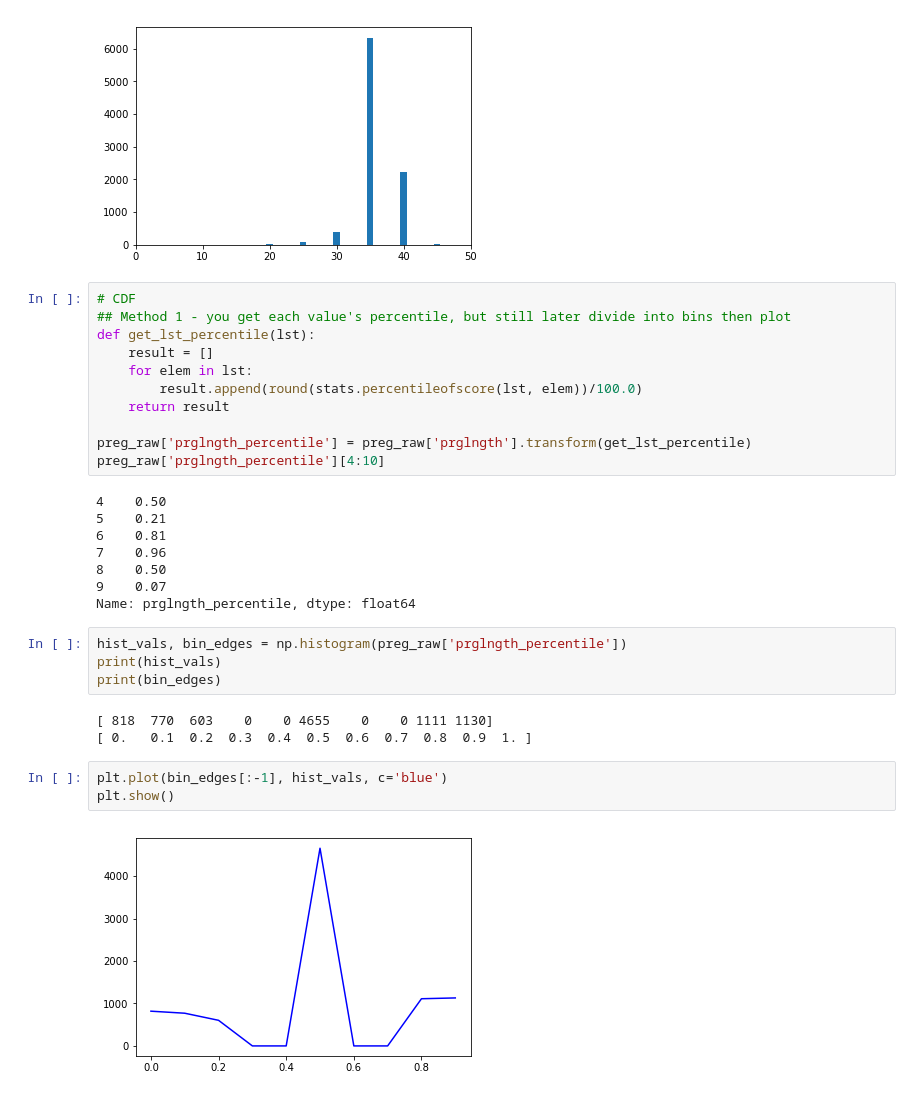
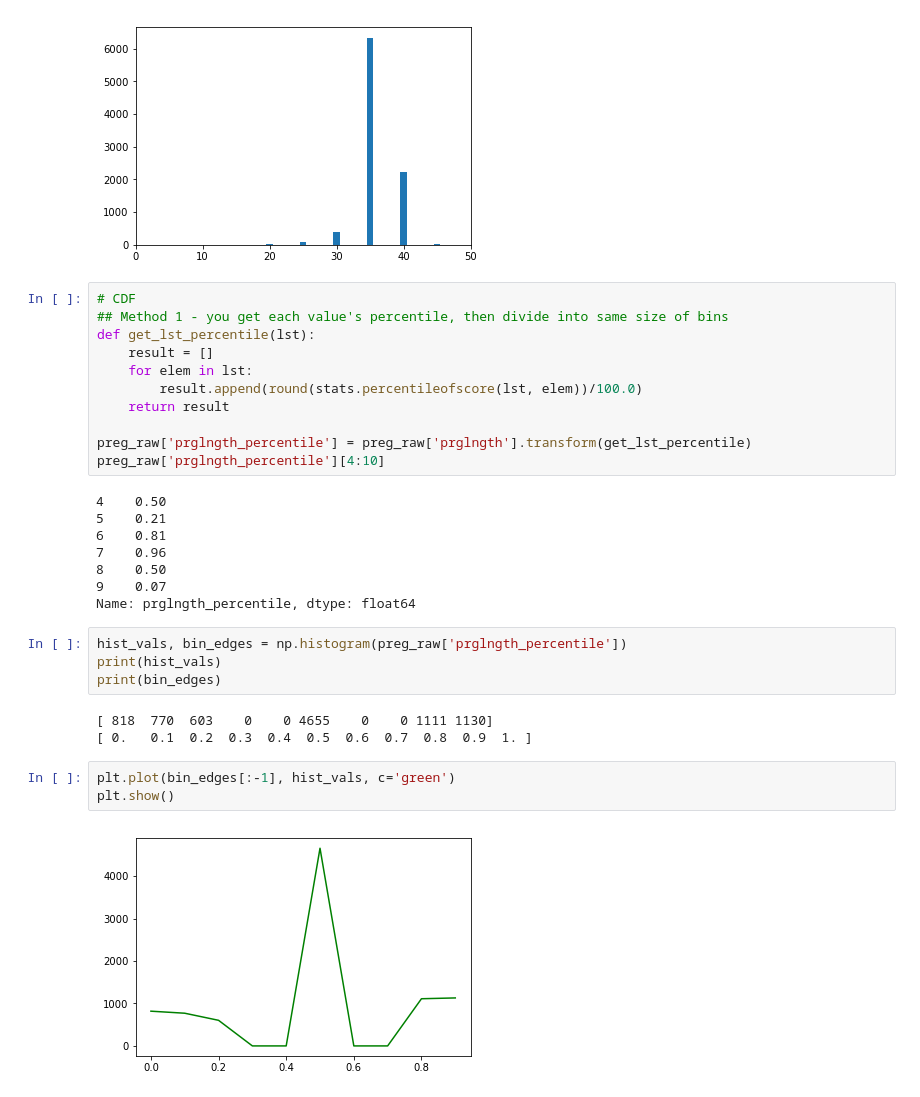
Before and after one commit to hanhanwu/Hanhan_Data_Science_Practice, a Jupyter notebook: Applied_Statistics/thinkstats_chapter3.ipynb, the cells around one changed output. Cells and saved outputs as stored; diff of their text form.

```diff
--- a/Applied_Statistics/thinkstats_chapter3.ipynb
+++ b/Applied_Statistics/thinkstats_chapter3.ipynb
@@ -25,7 +25,7 @@ plt.show()
 [figure]
 # %%
 # CDF
-## Method 1 - you get each value's percentile, but still later divide into bins then plot
+## Method 1 - you get each value's percentile, then divide into same size of bins
 def get_lst_percentile(lst):
     result = []
     for elem in lst:
@@ -50,9 +50,9 @@ print(bin_edges)
 [ 818  770  603    0    0 4655    0    0 1111 1130]
 [ 0.   0.1  0.2  0.3  0.4  0.5  0.6  0.7  0.8  0.9  1. ]
 # %%
-plt.plot(bin_edges[:-1], hist_vals, c='blue')
+plt.plot(bin_edges[:-1], hist_vals, c='green')
 plt.show()
 # %% [output]
-[figure, old version]
+[figure, new version]
 # %%
 # CDF
```
Also changed, not shown: parts of 13 cells of this notebook.
